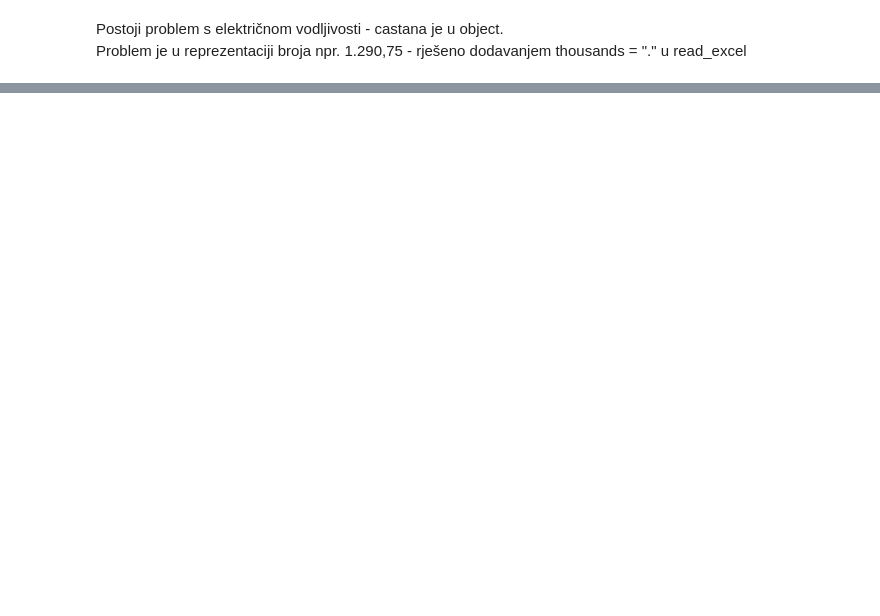
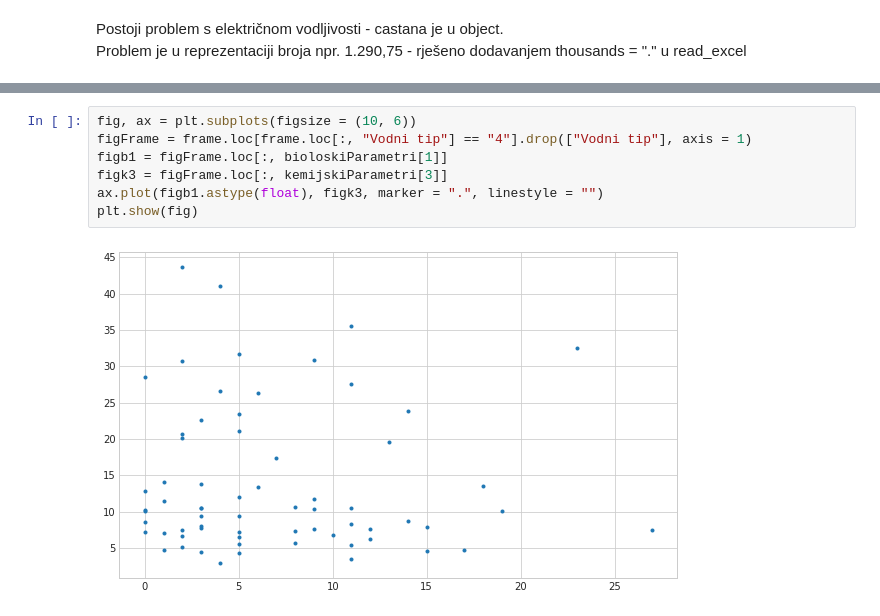
Before and after one commit to DomGal/kemData, a Jupyter notebook: zadatak1.ipynb, the cells around one changed output, grey strips where cells are left out. Drawn from its saved outputs; the diff is of its cells as text; blank space fills up the shorter version.

```diff
--- a/zadatak1.ipynb
+++ b/zadatak1.ipynb
@@ -80,0 +93,9 @@ frame.loc[:, kemijskiParametri]
+# %%
+fig, ax = plt.subplots(figsize = (10, 6))
+figFrame = frame.loc[frame.loc[:, "Vodni tip"] == "4"].drop(["Vodni tip"], axis = 1)
+figb1 = figFrame.loc[:, bioloskiParametri[1]]
+figk3 = figFrame.loc[:, kemijskiParametri[3]]
+ax.plot(figb1.astype(float), figk3, marker = ".", linestyle = "")
+plt.show(fig)
+# %% [output]
+[figure, added]
```
Also changed, not shown: parts of 9 cells of this notebook.
